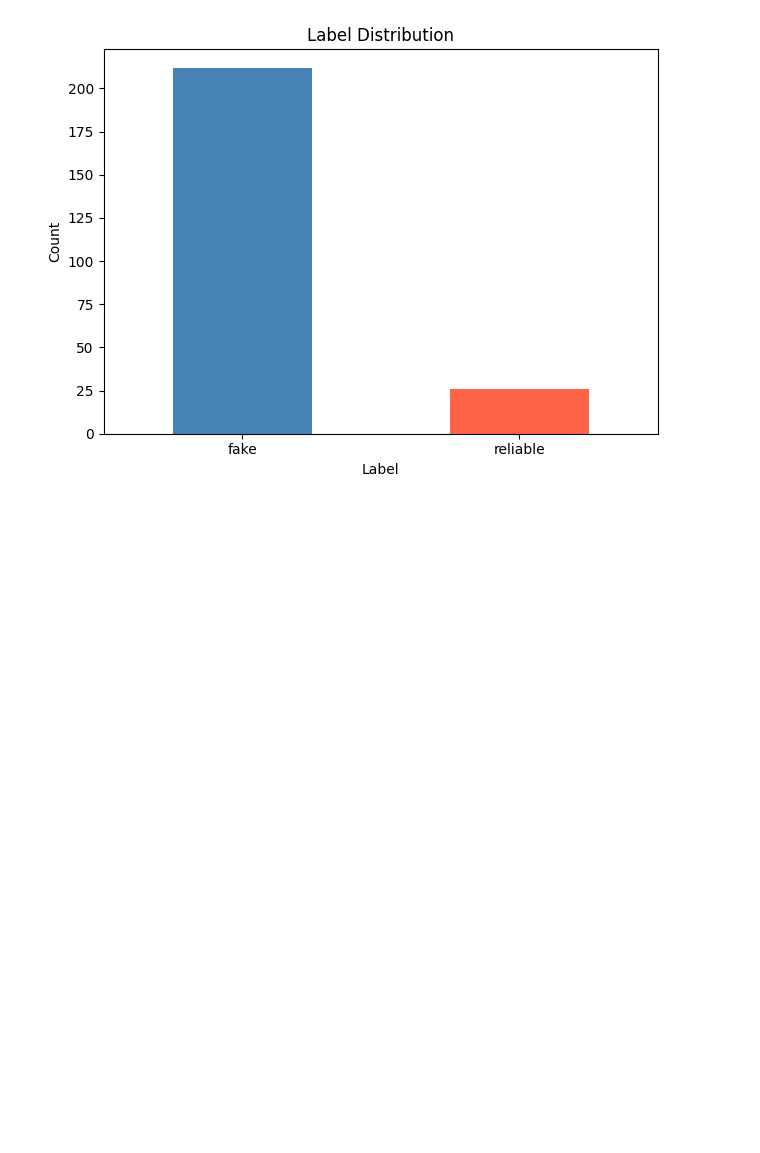
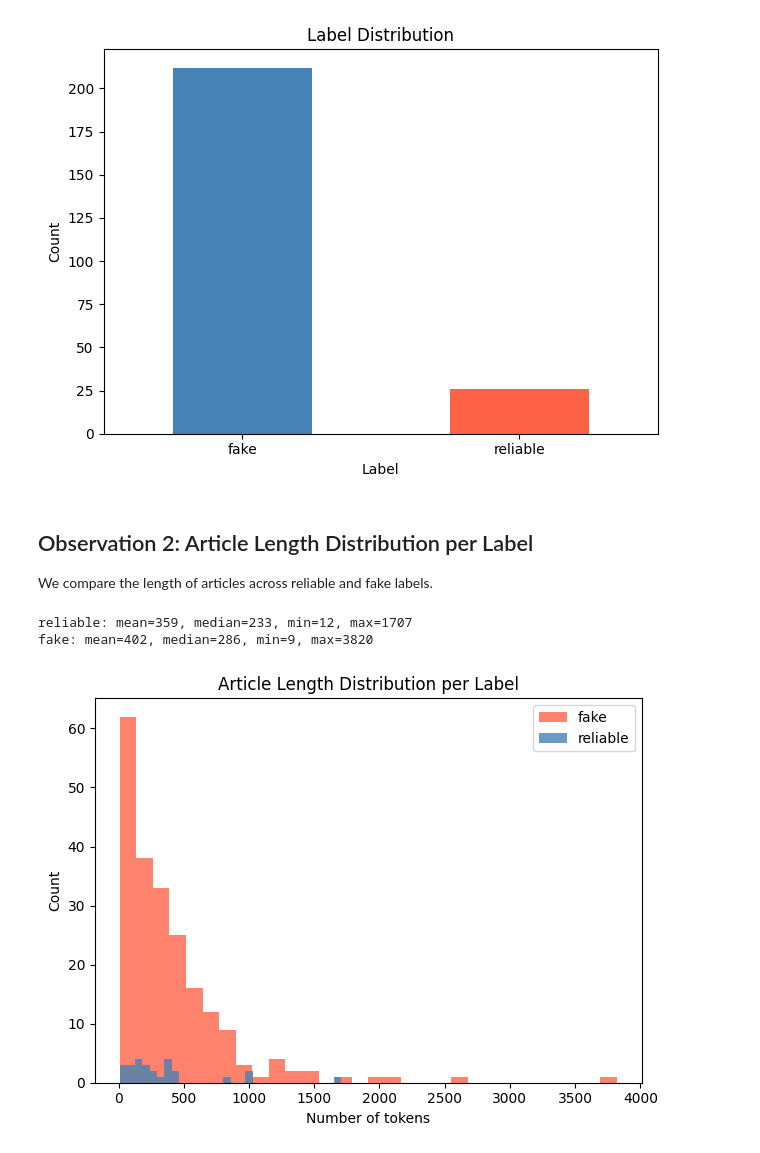
Before and after one commit to mathiaswela/fake-news-group-project, a Jupyter notebook: notebooks/02_data_exploration_andreas.ipynb, the cells around one changed output. Saved outputs shown, nothing was run; the diff lists cells and outputs as text; code cells hidden in the pictures; blank space fills up the shorter version.

Commit message:
exp: article length distribution per label

```diff
--- a/notebooks/02_data_exploration_andreas.ipynb
+++ b/notebooks/02_data_exploration_andreas.ipynb
@@ -60,3 +60,29 @@ Label distribution:
   fake: 212 (89.1%
   reliable: 26 (10.9%
 [figure]
+# %% [markdown]
+## Observation 2: Article Length Distribution per Label
+We compare the length of articles across reliable and fake labels.
+# %%
+# Part 1.3 - Article length distribution per label
+df['content_length'] = df['content_processed'].str.split().str.len()
+
+for label, name in {0: 'reliable', 1: 'fake'}.items():
+    subset = df[df['type'] == label]['content_length']
+    print(f"{name}: mean={subset.mean():.0f}, median={subset.median():.0f}, min={subset.min():.0f}, max={subset.max()}")
+
+fig, ax = plt.subplots()
+for label, name, color in [(1, 'fake', 'tomato'), (0, 'reliable', 'steelblue')]:
+    df[df['type'] == label]['content_length'].plot(kind='hist', bins=30, alpha=0.8, label=name, color=color, ax=ax)
+
+ax.set_title('Article Length Distribution per Label')
+ax.set_xlabel('Number of tokens')
+ax.set_ylabel('Count')
+ax.legend()
+plt.tight_layout()
+plt.savefig('../figures/article_length_distribution.png')
+plt.show()
+# %% [output]
+reliable: mean=359, median=233, min=12, max=1707
+fake: mean=402, median=286, min=9, max=3820
+[figure, added]
```
Also changed, not shown: 1 other file.
